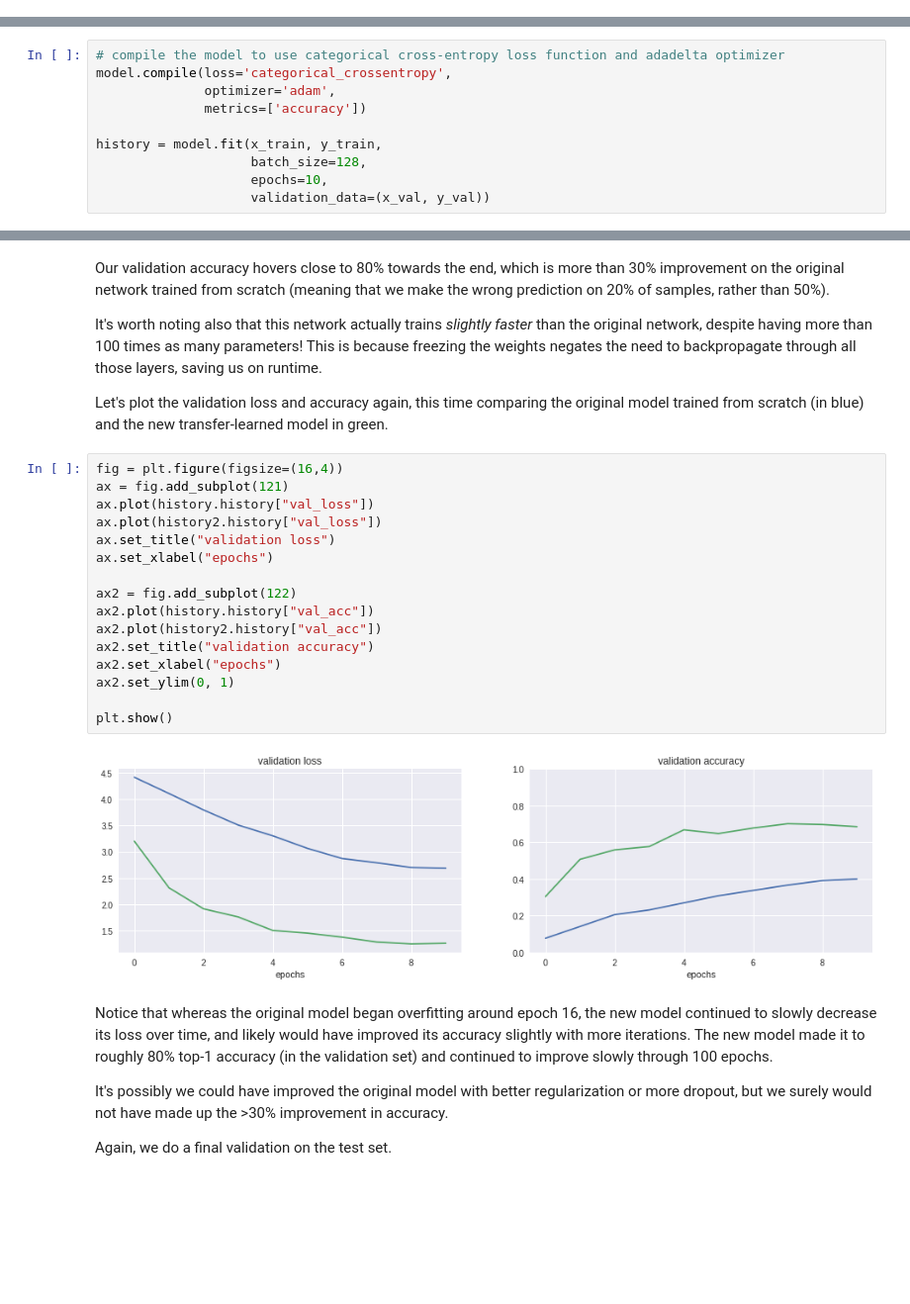
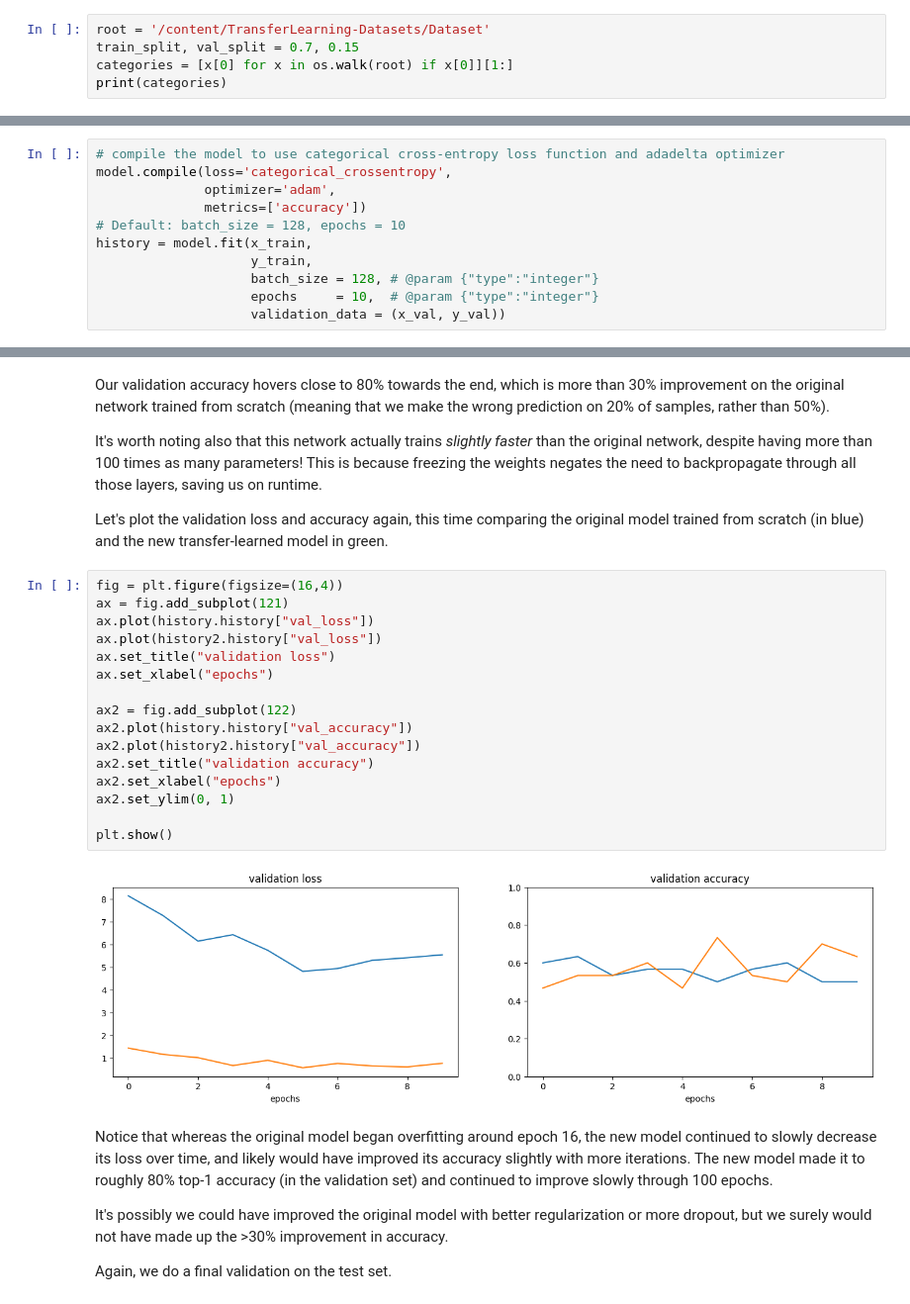
Before and after one commit to engcarlo/TransferLearning-Datasets, a Jupyter notebook: M2_transfer_learning.ipynb, the cells around one changed output, grey strips where cells are left out. Shown at 99% size. Drawn from its saved outputs; the diff is of its cells as text; blank space fills up the shorter version.

```diff
--- a/M2_transfer_learning.ipynb
+++ b/M2_transfer_learning.ipynb
@@ -83,3 +100,8 @@ categories = [c for c in categories if c not in [os.path.join(root, e) for e in
 print(categories)
 # %% [output]
 ['101_ObjectCategories/grand_piano', '101_ObjectCategories/inline_skate', '101_ObjectCategories/binocular', '101_ObjectCategories/crocodile', '101_ObjectCategories/barrel', '101_ObjectCategories/sunfl ...
+# %%
+root = '/content/TransferLearning-Datasets/Dataset'
+train_split, val_split = 0.7, 0.15
+categories = [x[0] for x in os.walk(root) if x[0]][1:]
+print(categories)
@@ -244,9 +273,10 @@ We can now go ahead and train our model for 100 epochs with a batch size of 128.
 model.compile(loss='categorical_crossentropy',
               optimizer='adam',
               metrics=['accuracy'])
-
-history = model.fit(x_train, y_train,
-                    batch_size=128,
-                    epochs=10,
-                    validation_data=(x_val, y_val))
+# Default: batch_size = 128, epochs = 10
+history = model.fit(x_train,
+                    y_train,
+                    batch_size = 128, # @param {"type":"integer"}
+                    epochs     = 10,  # @param {"type":"integer"}
+                    validation_data = (x_val, y_val))
 # %% [output]
@@ -421,21 +467,21 @@ Let's plot the validation loss and accuracy again, this time comparing the origi
 # %%
 fig = plt.figure(figsize=(16,4))
 ax = fig.add_subplot(121)
 ax.plot(history.history["val_loss"])
 ax.plot(history2.history["val_loss"])
 ax.set_title("validation loss")
 ax.set_xlabel("epochs")
 
 ax2 = fig.add_subplot(122)
-ax2.plot(history.history["val_acc"])
-ax2.plot(history2.history["val_acc"])
+ax2.plot(history.history["val_accuracy"])
+ax2.plot(history2.history["val_accuracy"])
 ax2.set_title("validation accuracy")
 ax2.set_xlabel("epochs")
 ax2.set_ylim(0, 1)
 
 plt.show()
 # %% [output]
-[figure, old version]
+[figure, new version]
 # %% [markdown]
 Notice that whereas the original model began overfitting around epoch 16, the new model continued to slowly decrease its loss over time, and likely would have improved its accuracy slightly with more iterations. The new model made it to roughly 80% top-1 accuracy (in the validation set) and continued to improve slowly through 100 epochs.
 
```
Also changed, not shown: parts of 18 cells of this notebook.
